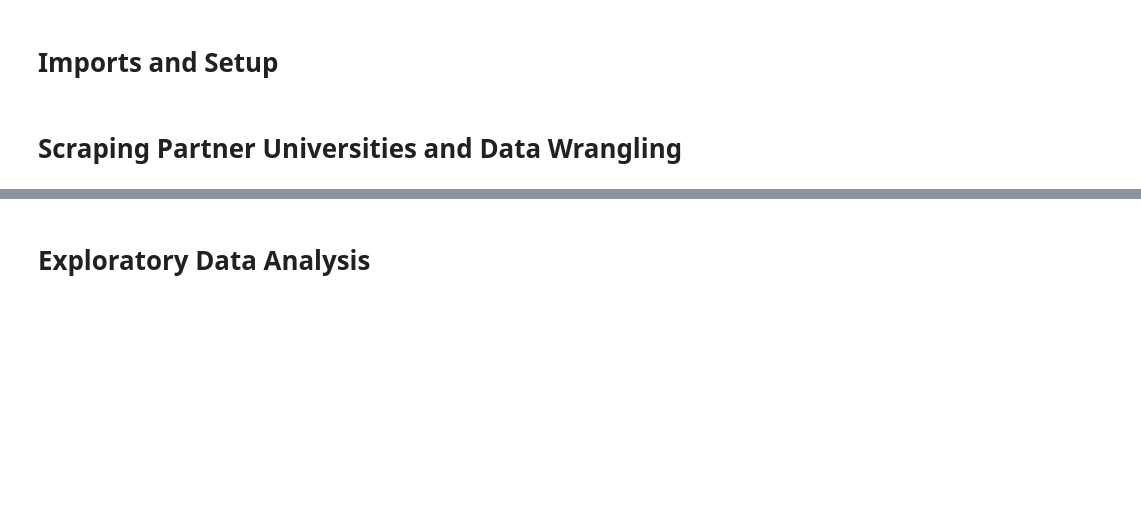
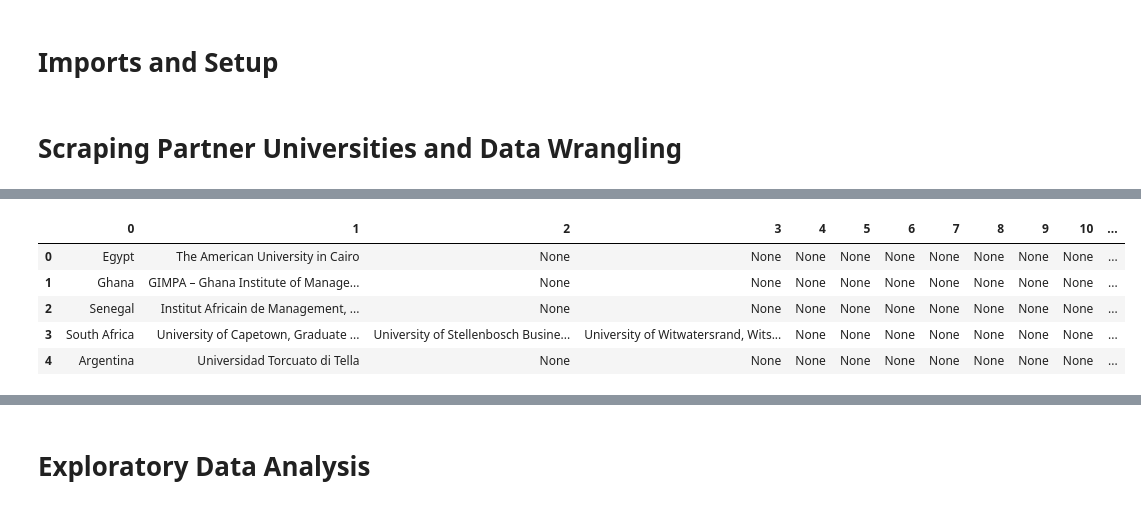
Before and after one commit to alexvmt/University-of-Cologne-Partner-Universities-2018, a Jupyter notebook: university of cologne partner universities 2018.ipynb, the cells around one changed output, grey strips where cells are left out. Cells and saved outputs as stored; diff of their text form; code cells hidden in the pictures; blank space fills up the shorter version.

```diff
--- a/university of cologne partner universities 2018.ipynb
+++ b/university of cologne partner universities 2018.ipynb
@@ -48,0 +45,6 @@ continent_input_ids
+# %%
+#create list to find countries and universities in html
+#countries and universities are located in html at the following ids
+
+region_input_ids = [id1+num+'-1' for id1,num in zip(region_id_1,numbers)]
+region_input_ids
@@ -89,14 +124,0 @@ country_names
-# %%
-countries = []
-
-for id in continent_input_ids:
-    country_names = list(soup.find(id=id).find_all('b'))
-
-    country_names = [str(item) for item in country_names]
-    country_names = [sub('<b>','',item) for item in country_names]
-    country_names = [sub('</b>','',item) for item in country_names]
-    country_names = [sub('<br/>','',item) for item in country_names]
-    country_names = [item+'split_here'+id for item in country_names]
-    country_names = [item.split('split_here') for item in country_names]
-
-    countries.extend(country_names)
@@ -133,0 +183,12 @@ pd.merge(df6,df5,how='left',on='Continent Input IDs').drop()
+# %%
+#create data frame from list with countries and universities
+
+df_countries_universities = pd.DataFrame(countries_universities)
+df_countries_universities.head()
+# %% [output]
+|  | 0 | 1 | 2 | 3 | 4 | 5 | 6 | 7 | 8 | 9 | 10 | ... |
+| 0 | Egypt | The American University in Cairo | None | None | None | None | None | None | None | None | None | ... |
+| 1 | Ghana | GIMPA – Ghana Institute of Manage... | None | None | None | None | None | None | None | None | None | ... |
+| 2 | Senegal | Institut Africain de Management, ... | None | None | None | None | None | None | None | None | None | ... |
+| 3 | South Africa | University of Capetown, Graduate ... | University of Stellenbosch Busine... | University of Witwatersrand, Wits... | None | None | None | None | None | None | None | ... |
+| 4 | Argentina | Universidad Torcuato di Tella | None | None | None | None | None | None | None | None | None | ... |
```
Also changed, not shown: parts of 31 cells of this notebook.
